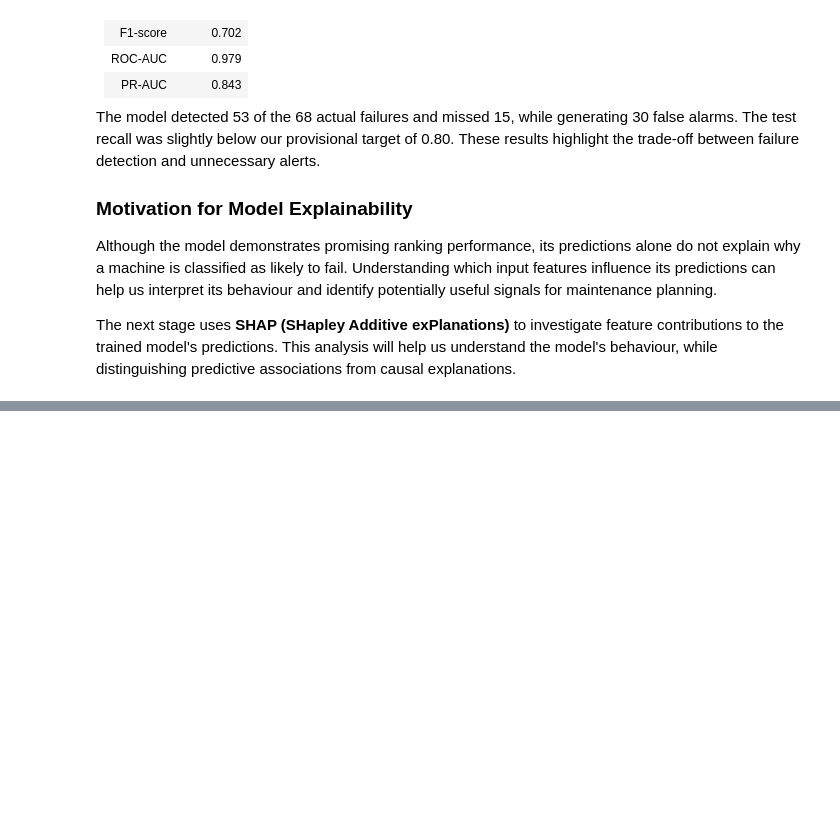
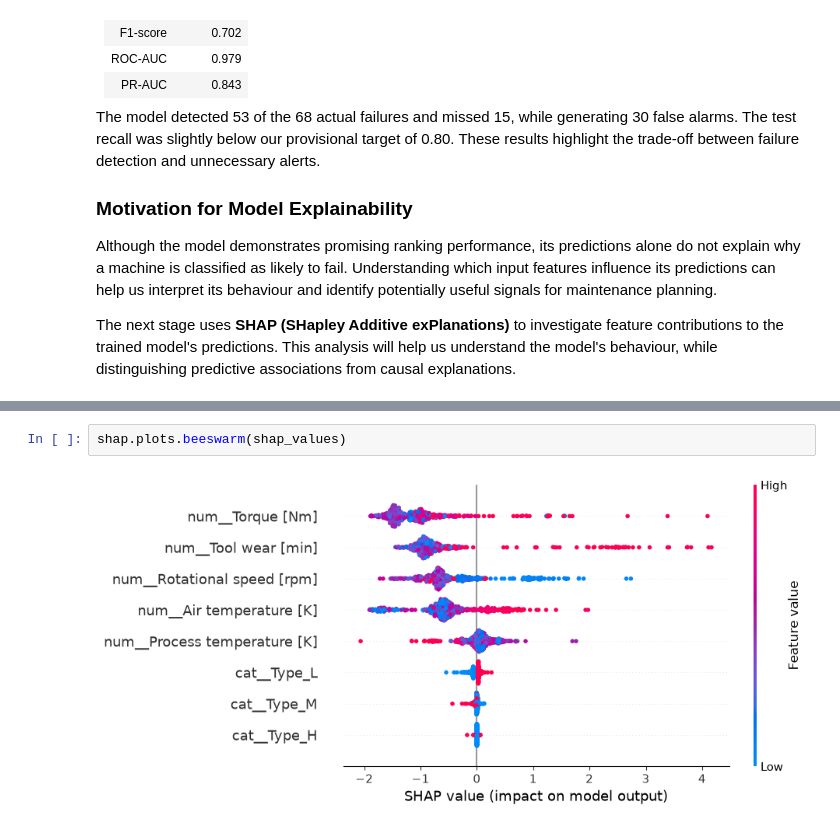
Before and after one commit to sathvik-reddy28/Intelligent-Predictive-Maintenance, a Jupyter notebook: notebooks/predictive_maintenance.ipynb, the cells around one changed output, grey strips where cells are left out. Drawn from its saved outputs; the diff is of its cells as text; blank space fills up the shorter version.

```diff
--- a/notebooks/predictive_maintenance.ipynb
+++ b/notebooks/predictive_maintenance.ipynb
@@ -1176,0 +1231,4 @@ The next stage uses **SHAP (SHapley Additive exPlanations)** to investigate feat
+# %%
+shap.plots.beeswarm(shap_values)
+# %% [output]
+[figure, added]
```
Also changed, not shown: parts of 21 cells of this notebook, 4 other files.
